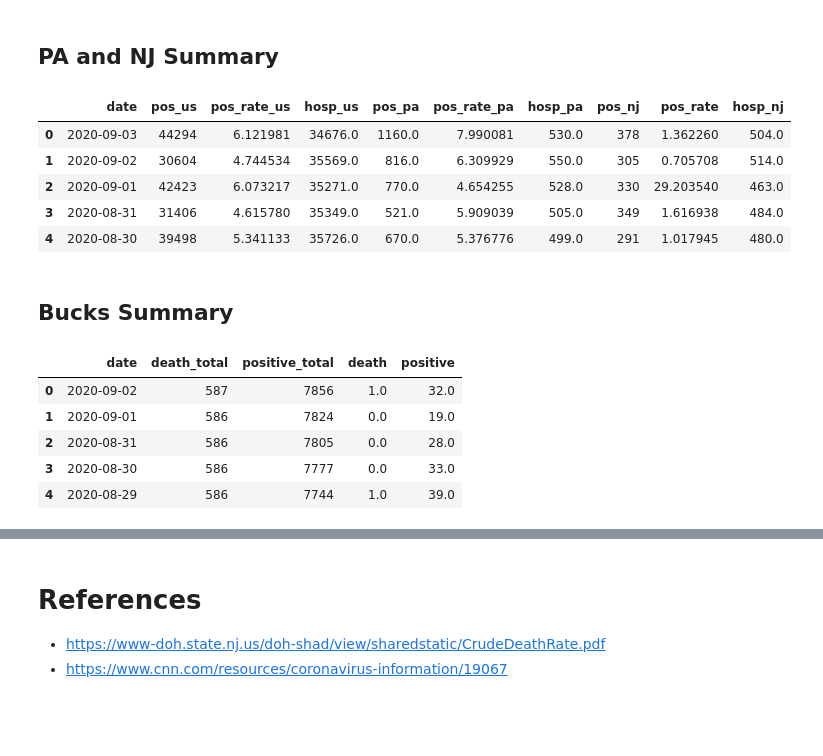
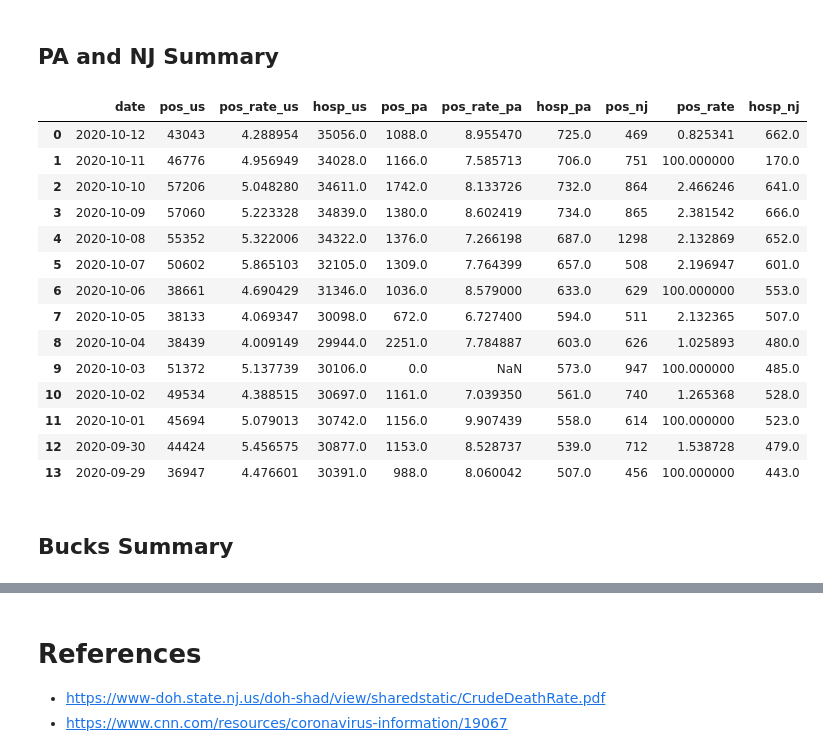
Before and after one commit to mattjcamp/covid_dashboard, a Jupyter notebook: covid_dashboard.ipynb, the cells around one changed output, grey strips where cells are left out. Cells and saved outputs as stored; diff of their text form; code cells hidden in the pictures; blank space fills up the shorter version.

```diff
--- a/covid_dashboard.ipynb
+++ b/covid_dashboard.ipynb
@@ -138,22 +138,22 @@ In late summer:
 # %% [markdown]
 ## PA and NJ Summary
 # %%
-summary.head()
+summary.head(14)
 # %% [output]
 |  | date | pos_us | pos_rate_us | hosp_us | pos_pa | pos_rate_pa | hosp_pa | pos_nj | pos_rate | hosp_nj |
-| 0 | 2020-09-03 | 44294 | 6.121981 | 34676.0 | 1160.0 | 7.990081 | 530.0 | 378 | 1.362260 | 504.0 |
-| 1 | 2020-09-02 | 30604 | 4.744534 | 35569.0 | 816.0 | 6.309929 | 550.0 | 305 | 0.705708 | 514.0 |
-| 2 | 2020-09-01 | 42423 | 6.073217 | 35271.0 | 770.0 | 4.654255 | 528.0 | 330 | 29.203540 | 463.0 |
-| 3 | 2020-08-31 | 31406 | 4.615780 | 35349.0 | 521.0 | 5.909039 | 505.0 | 349 | 1.616938 | 484.0 |
-| 4 | 2020-08-30 | 39498 | 5.341133 | 35726.0 | 670.0 | 5.376776 | 499.0 | 291 | 1.017945 | 480.0 |
+| 0 | 2020-10-12 | 43043 | 4.288954 | 35056.0 | 1088.0 | 8.955470 | 725.0 | 469 | 0.825341 | 662.0 |
+| 1 | 2020-10-11 | 46776 | 4.956949 | 34028.0 | 1166.0 | 7.585713 | 706.0 | 751 | 100.000000 | 170.0 |
+| 2 | 2020-10-10 | 57206 | 5.048280 | 34611.0 | 1742.0 | 8.133726 | 732.0 | 864 | 2.466246 | 641.0 |
+| 3 | 2020-10-09 | 57060 | 5.223328 | 34839.0 | 1380.0 | 8.602419 | 734.0 | 865 | 2.381542 | 666.0 |
+| 4 | 2020-10-08 | 55352 | 5.322006 | 34322.0 | 1376.0 | 7.266198 | 687.0 | 1298 | 2.132869 | 652.0 |
+| 5 | 2020-10-07 | 50602 | 5.865103 | 32105.0 | 1309.0 | 7.764399 | 657.0 | 508 | 2.196947 | 601.0 |
+| 6 | 2020-10-06 | 38661 | 4.690429 | 31346.0 | 1036.0 | 8.579000 | 633.0 | 629 | 100.000000 | 553.0 |
+| 7 | 2020-10-05 | 38133 | 4.069347 | 30098.0 | 672.0 | 6.727400 | 594.0 | 511 | 2.132365 | 507.0 |
+| 8 | 2020-10-04 | 38439 | 4.009149 | 29944.0 | 2251.0 | 7.784887 | 603.0 | 626 | 1.025893 | 480.0 |
+| 9 | 2020-10-03 | 51372 | 5.137739 | 30106.0 | 0.0 | NaN | 573.0 | 947 | 100.000000 | 485.0 |
+| 10 | 2020-10-02 | 49534 | 4.388515 | 30697.0 | 1161.0 | 7.039350 | 561.0 | 740 | 1.265368 | 528.0 |
+| 11 | 2020-10-01 | 45694 | 5.079013 | 30742.0 | 1156.0 | 9.907439 | 558.0 | 614 | 100.000000 | 523.0 |
+| 12 | 2020-09-30 | 44424 | 5.456575 | 30877.0 | 1153.0 | 8.528737 | 539.0 | 712 | 1.538728 | 479.0 |
+| 13 | 2020-09-29 | 36947 | 4.476601 | 30391.0 | 988.0 | 8.060042 | 507.0 | 456 | 100.000000 | 443.0 |
 # %% [markdown]
 ## Bucks Summary
-# %%
-bucks.head()
-# %% [output]
-|  | date | death_total | positive_total | death | positive |
-| 0 | 2020-09-02 | 587 | 7856 | 1.0 | 32.0 |
-| 1 | 2020-09-01 | 586 | 7824 | 0.0 | 19.0 |
-| 2 | 2020-08-31 | 586 | 7805 | 0.0 | 28.0 |
-| 3 | 2020-08-30 | 586 | 7777 | 0.0 | 33.0 |
-| 4 | 2020-08-29 | 586 | 7744 | 1.0 | 39.0 |
```
Also changed, not shown: parts of 6 cells of this notebook, 2 other files.
